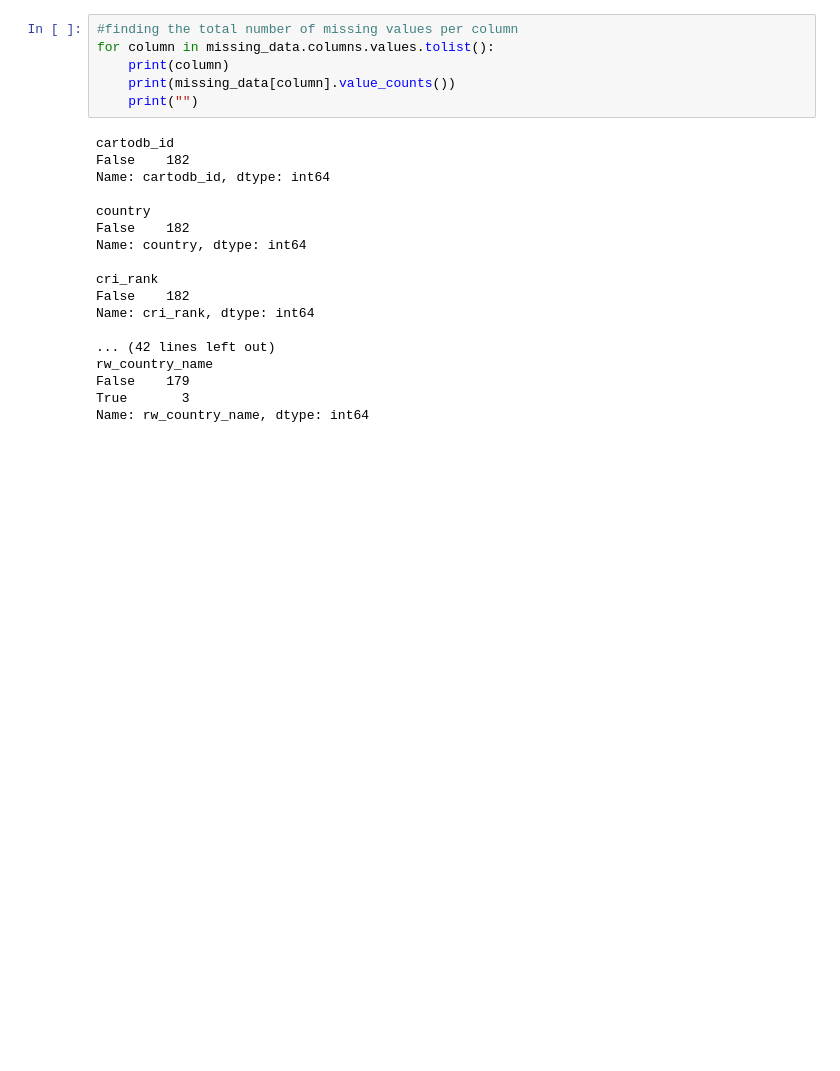
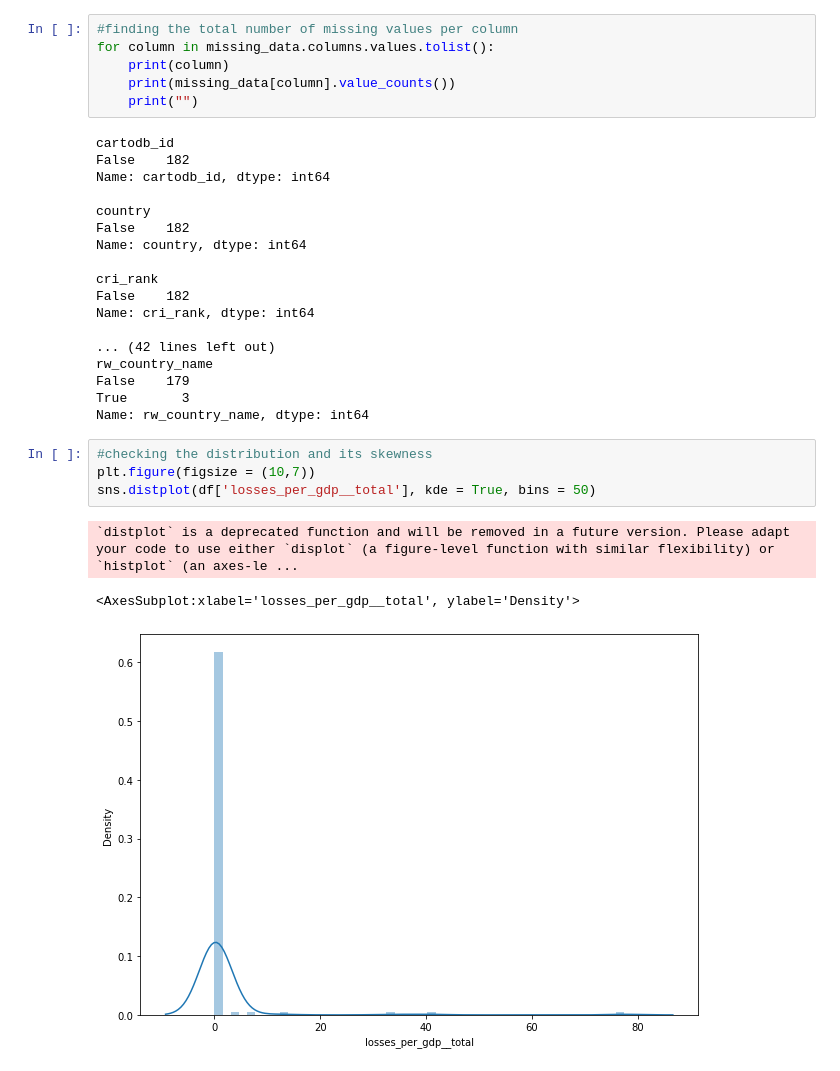
Before and after one commit to tahmee/SVC-Premiere-Project, a Jupyter notebook: SVC project.ipynb, the cells around one changed output. Drawn from its saved outputs; the diff is of its cells as text; blank space fills up the shorter version.

```diff
--- a/SVC project.ipynb
+++ b/SVC project.ipynb
@@ -125,3 +136,11 @@ rw_country_name
 False    179
 True       3
 Name: rw_country_name, dtype: int64
+# %%
+#checking the distribution and its skewness
+plt.figure(figsize = (10,7))
+sns.distplot(df['losses_per_gdp__total'], kde = True, bins = 50)
+# %% [output]
+`distplot` is a deprecated function and will be removed in a future version. Please adapt your code to use either `displot` (a figure-level function with similar flexibility) or `histplot` (an axes-le ...
+<AxesSubplot:xlabel='losses_per_gdp__total', ylabel='Density'>
+[figure, added]
```
Also changed, not shown: parts of 25 cells of this notebook.
